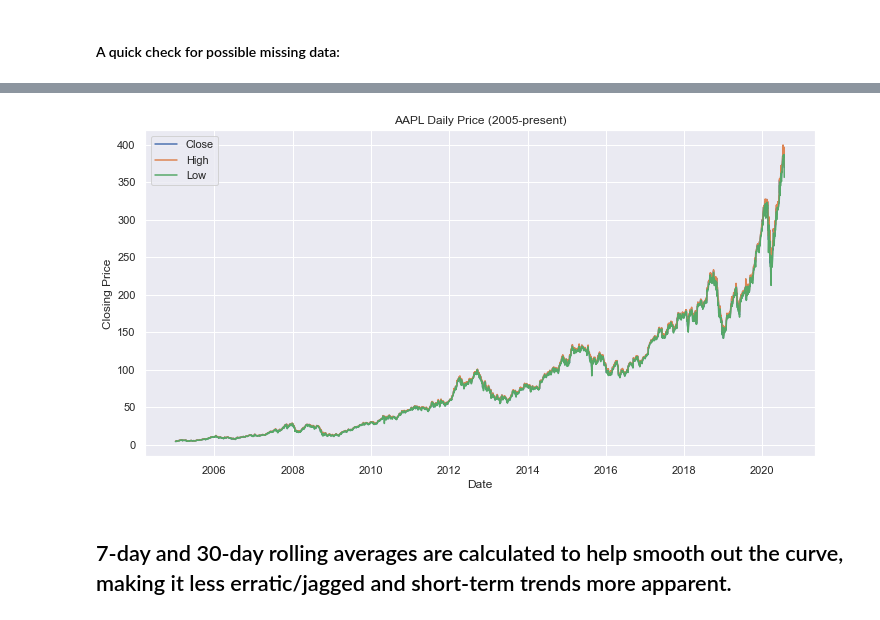
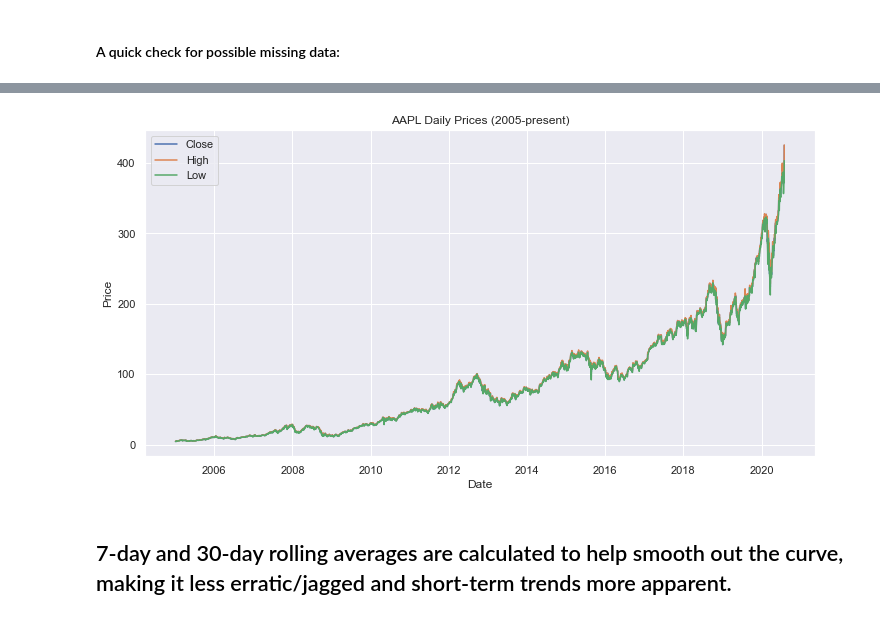
Before and after one commit to topheroni/wdsi, a Jupyter notebook: stock prediction/stocks.ipynb, the cells around one changed output, grey strips where cells are left out. Cells and saved outputs as stored; diff of their text form; code cells hidden in the pictures.

```diff
--- a/stock prediction/stocks.ipynb
+++ b/stock prediction/stocks.ipynb
@@ -89,15 +102,15 @@ dtype: object
 # %%
-plt.figure(figsize=(12,6))
-plt.plot(aapl_df.index, aapl_df['Close'], label="Close")
-plt.plot(aapl_df.index, aapl_df['High'], label="High")
-plt.plot(aapl_df.index, aapl_df['Low'], label="Low")
+plt.figure(figsize=(12,6)) #set figure size
+plt.plot(aapl_df.index, aapl_df['Close'], label="Close") #label is used to name the line in the plot's legend
+plt.plot(aapl_df.index, aapl_df['High'], label="High") #plot the daily high price
+plt.plot(aapl_df.index, aapl_df['Low'], label="Low") #plot the daily low price
 plt.legend()
 plt.xlabel("Date")
-plt.ylabel("Closing Price")
-plt.title("AAPL Daily Price (2005-present)")
+plt.ylabel("Price")
+plt.title("AAPL Daily Prices (2005-present)")
 plt.show()
 # %% [output]
-[figure, old version]
+[figure, new version]
 # %% [markdown]
 ## 7-day and 30-day rolling averages are calculated to help smooth out the curve, making it less erratic/jagged and short-term trends more apparent.
 # %%
```
Also changed, not shown: parts of 81 cells of this notebook, 1 other file.
